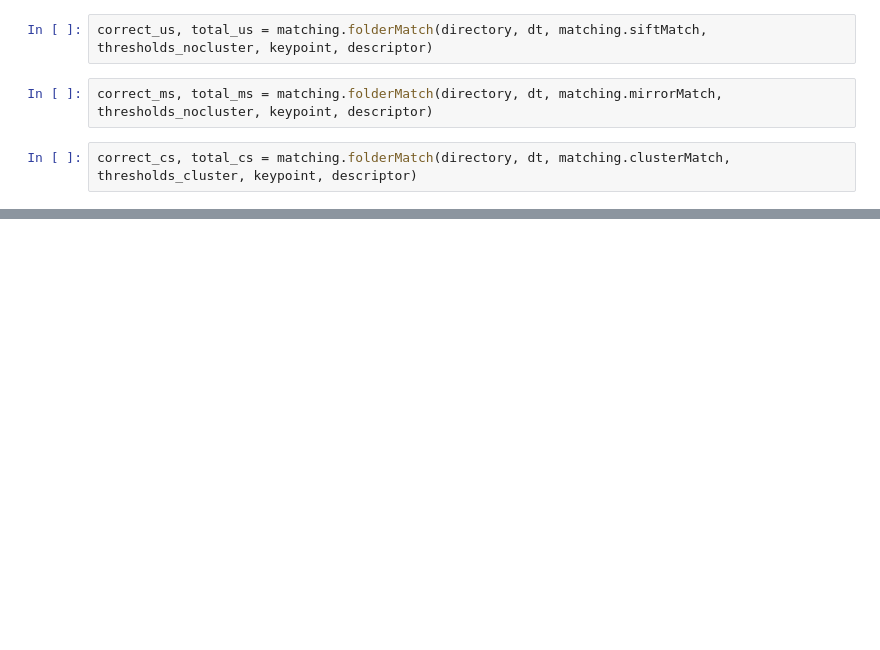
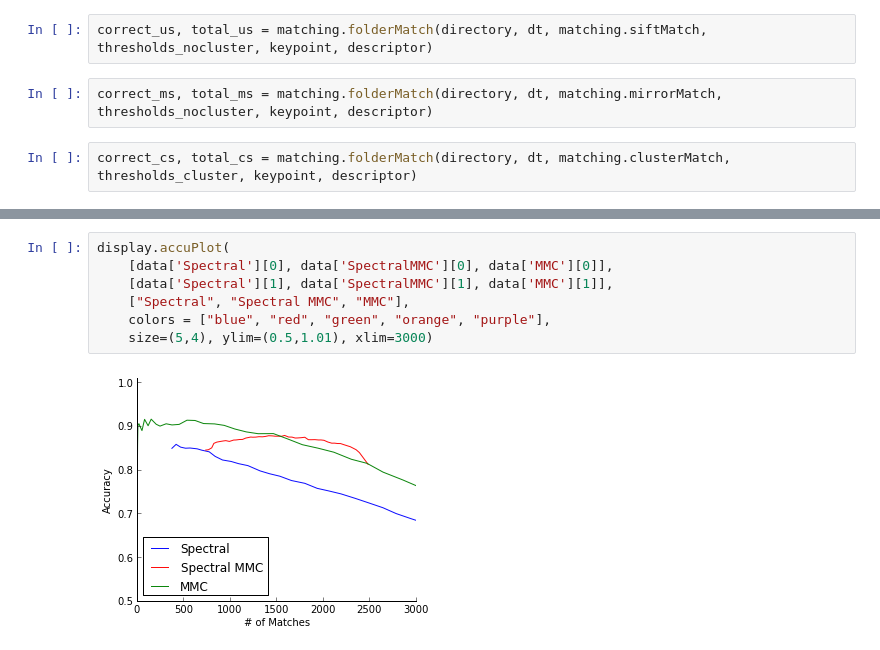
Before and after one commit to arnfred/Mirror-Match, a Jupyter notebook: code/cluster-match/Test Accumulated.ipynb, the cells around one changed output, grey strips where cells are left out. Drawn from its saved outputs; the diff is of its cells as text; blank space fills up the shorter version.

```diff
--- a/code/cluster-match/Test Accumulated.ipynb
+++ b/code/cluster-match/Test Accumulated.ipynb
@@ -60,0 +80,9 @@ fig.set_size_inches(6,2.5)
+# %%
+display.accuPlot(
+    [data['Spectral'][0], data['SpectralMMC'][0], data['MMC'][0]],
+    [data['Spectral'][1], data['SpectralMMC'][1], data['MMC'][1]],
+    ["Spectral", "Spectral MMC", "MMC"],
+    colors = ["blue", "red", "green", "orange", "purple"],
+    size=(5,4), ylim=(0.5,1.01), xlim=3000)
+# %% [output]
+[figure, added]
```
Also changed, not shown: parts of 9 cells of this notebook, 10 other files.
